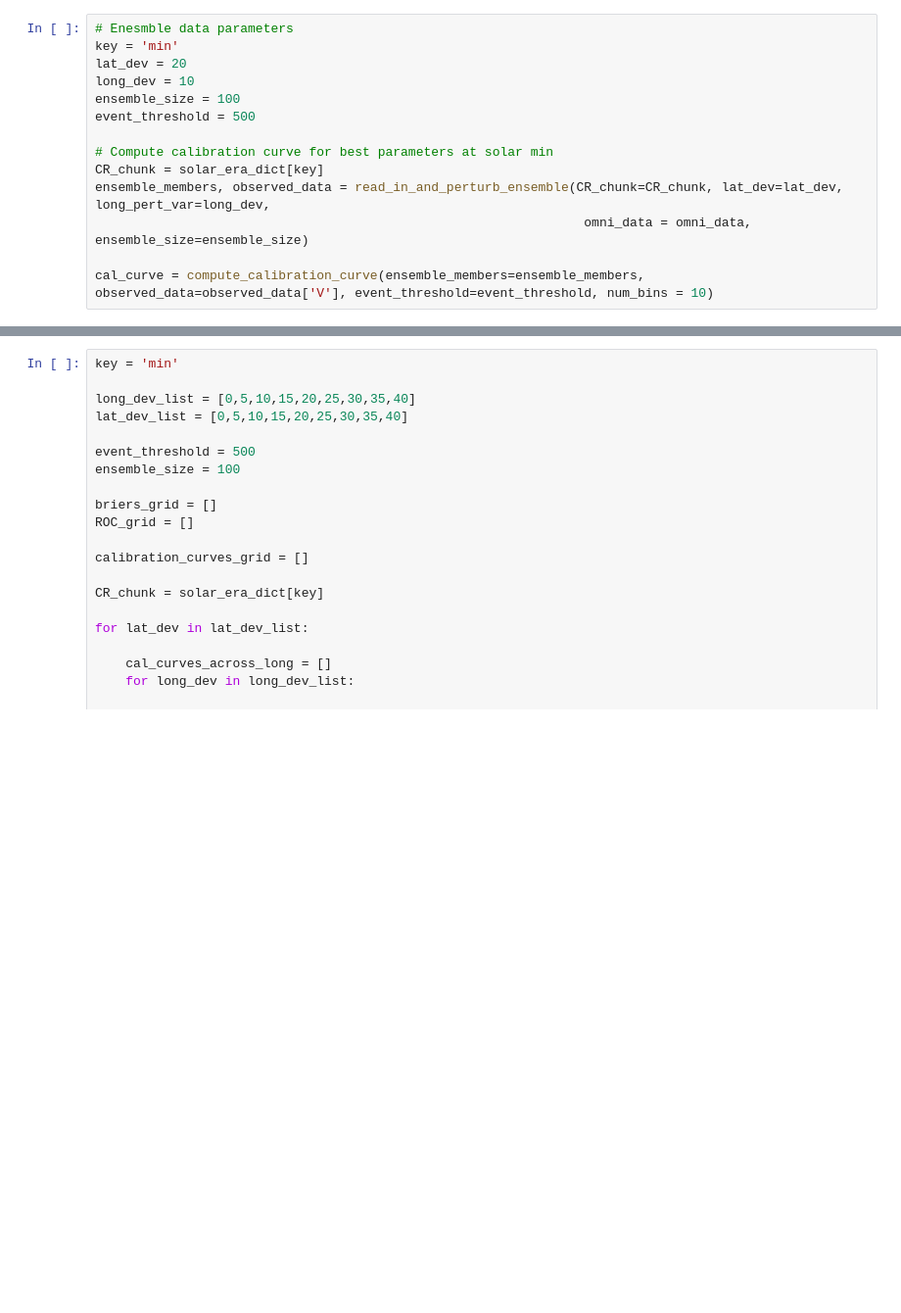
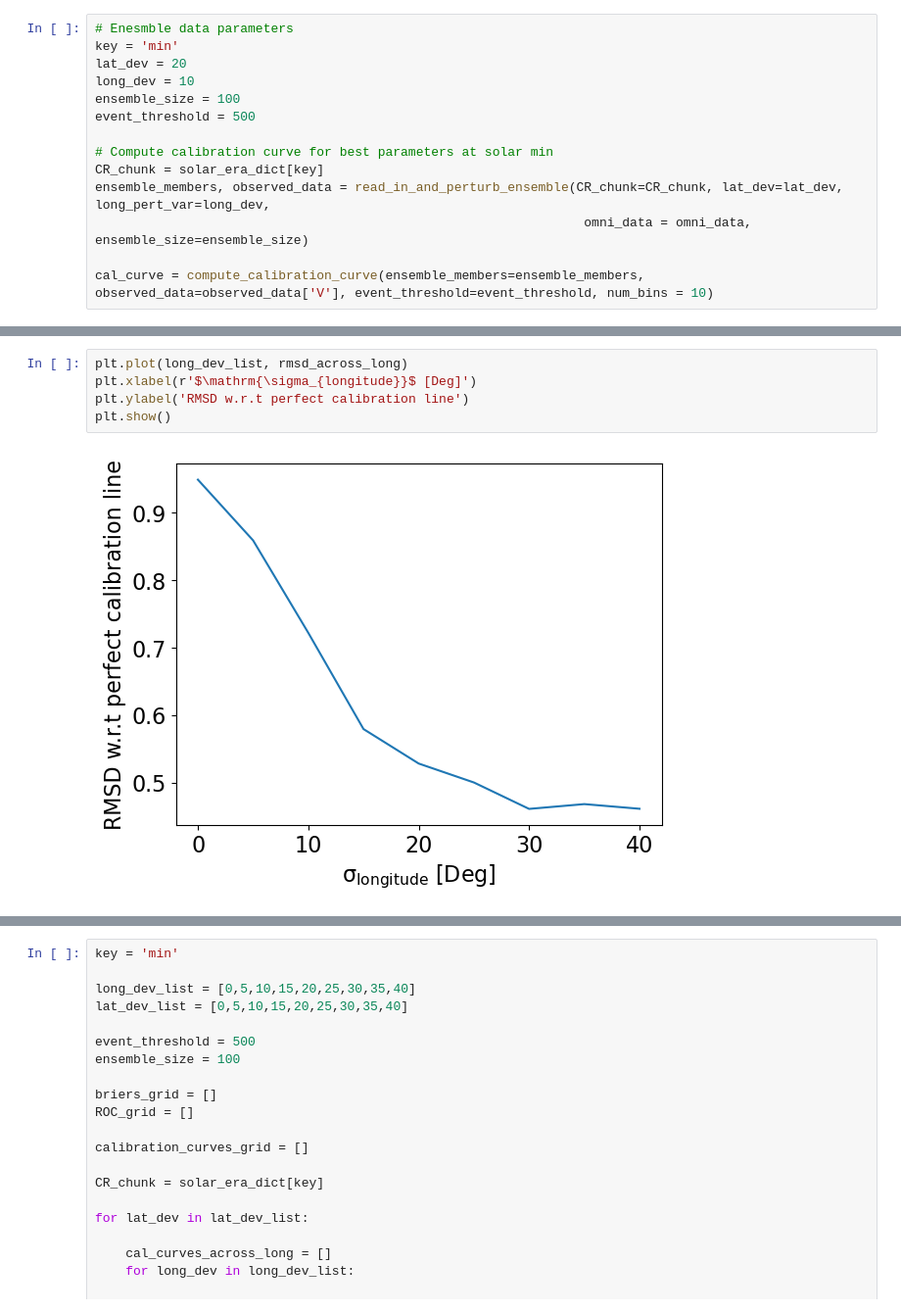
Before and after one commit to NathanielInatimi/Ensemble_Calibration, a Jupyter notebook: code/Ensemble_Calibration.ipynb, the cells around one changed output, grey strips where cells are left out. Shown at 98% size. Cells and saved outputs as stored; diff of their text form; blank space fills up the shorter version.

```diff
--- a/code/Ensemble_Calibration.ipynb
+++ b/code/Ensemble_Calibration.ipynb
@@ -516,3 +631,10 @@ cal_curve = compute_calibration_curve(ensemble_members=ensemble_members, observe
+# %%
+plt.plot(long_dev_list, rmsd_across_long)
+plt.xlabel(r'$\mathrm{\sigma_{longitude}}$ [Deg]')
+plt.ylabel('RMSD w.r.t perfect calibration line')
+plt.show()
+# %% [output]
+[figure, added]
 # %%
 # Enesmble data parameters
 key = 'min'
```
Also changed, not shown: parts of 27 cells of this notebook.
